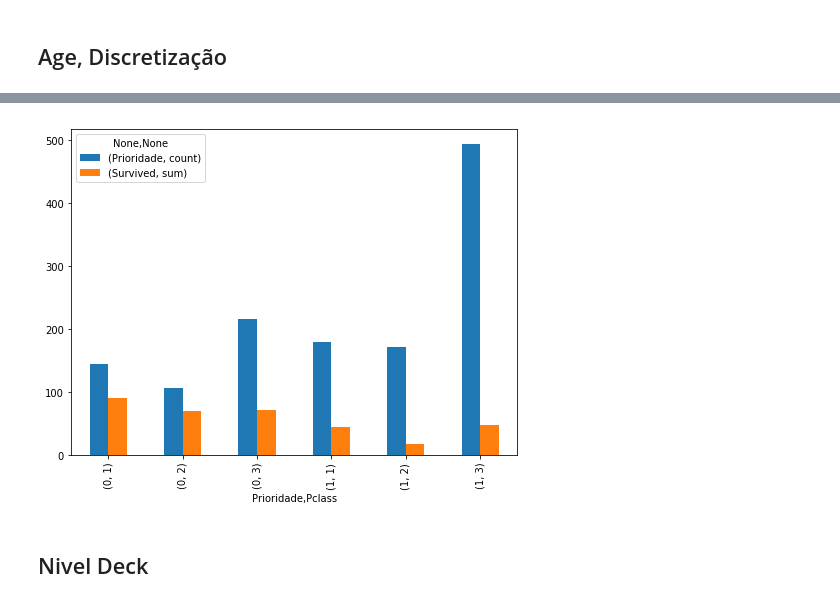
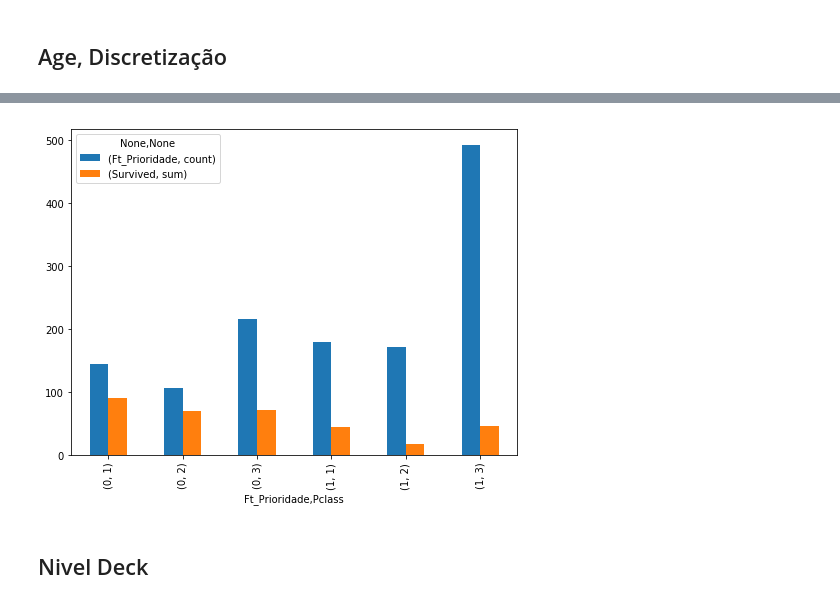
Before and after one commit to Pantoja87/Titanic-Disaster, a Jupyter notebook: TITANIC.ipynb, the cells around one changed output, grey strips where cells are left out. Saved outputs shown, nothing was run; the diff lists cells and outputs as text; code cells hidden in the pictures.

```diff
--- a/TITANIC.ipynb
+++ b/TITANIC.ipynb
@@ -562,5 +577,5 @@ titanic.loc[(titanic.SibSp==0)&(titanic.Parch==0)&(titanic.Title=='Mr')   ,'Ft_C
 # %%
-titanic.loc[titanic.Ft_Civil.isna(),'Ft_Civil']='N_declarado'
+titanic.loc[titanic.Ft_Civil.isna(),'Ft_Civil']='NA'
 # %%
 titanic[(titanic.Ft_Sobrenome=='Gustafsson')]
 # %% [output]
@@ -632,12 +655,7 @@ ax = sns.scatterplot(x="Age", y="Fare", hue='Ft_Civil', data=titanic)
 # %%
-titanic.loc[titanic.Age  <  12,'Ft_Fx_Age'] = 'Criança'
-
-titanic.loc[(titanic.Age >= 12) & (titanic.Age < 25),'Ft_Fx_Age']  = 'Jovem'
-
-titanic.loc[(titanic.Age >= 25) & (titanic.Age < 40),'Ft_Fx_Age']  = 'Adulto'
-
-titanic.loc[(titanic.Age >= 40) & (titanic.Age < 50),'Ft_Fx_Age']  = 'Experiente'
-
-titanic.loc[titanic.Age  >= 50 ,'Ft_Fx_Age'] = 'Senior'
+titanic.loc[titanic.Age  <  21,'Fx_Age'] = 'Jovem'
+titanic.loc[(titanic.Age >= 21) & (titanic.Age < 26),'Fx_Age']  = 'Adulto'
+titanic.loc[(titanic.Age >= 26) & (titanic.Age < 36),'Fx_Age']    = 'Experiente'
+titanic.loc[titanic.Age  >= 36 ,'Fx_Age'] = 'Senior'
 # %%
 p = sns.countplot(data=titanic,
@@ -647,0 +680,8 @@ p = sns.countplot(data=titanic,
+# %%
+titanic.loc[titanic.Fare  <  7.895800,'Fx_Fare'] = 'baixo'
+
+titanic.loc[(titanic.Fare >= 7.895800) & (titanic.Fare < 14.454200),'Fx_Fare']  = 'medio'
+
+titanic.loc[(titanic.Fare >= 14.454200) & (titanic.Fare < 31.275000) ,'Fx_Fare'] = 'alto'
+
+titanic.loc[titanic.Fare  >=  31.275000,'Fx_Fare']='Super'
@@ -648,13 +694,13 @@ p = sns.countplot(data=titanic,
 # %%
-titanic.loc[titanic.Ft_Fx_Age=='Criança','Prioridade']='0'
+titanic.loc[titanic.Fx_Age=='Criança','Ft_Prioridade']='0'
 
-titanic.loc[titanic.Sex=='female','Prioridade']='0'
+titanic.loc[titanic.Sex=='female','Ft_Prioridade']='0'
 
-titanic.loc[titanic.Sex=='male','Prioridade']='1'
+titanic.loc[titanic.Sex=='male','Ft_Prioridade']='1'
 # %%
-titanic.groupby(['Prioridade','Pclass']).agg({'Prioridade':['count'],'Survived':['sum']}).plot.bar(figsize=(8, 6));
+titanic.groupby(['Ft_Prioridade','Pclass']).agg({'Ft_Prioridade':['count'],'Survived':['sum']}).plot.bar(figsize=(8, 6));
 # %% [output]
-[figure, old version]
+[figure, new version]
 # %% [markdown]
 ## Nivel Deck
 # %%
```
Also changed, not shown: parts of 43 cells of this notebook.
